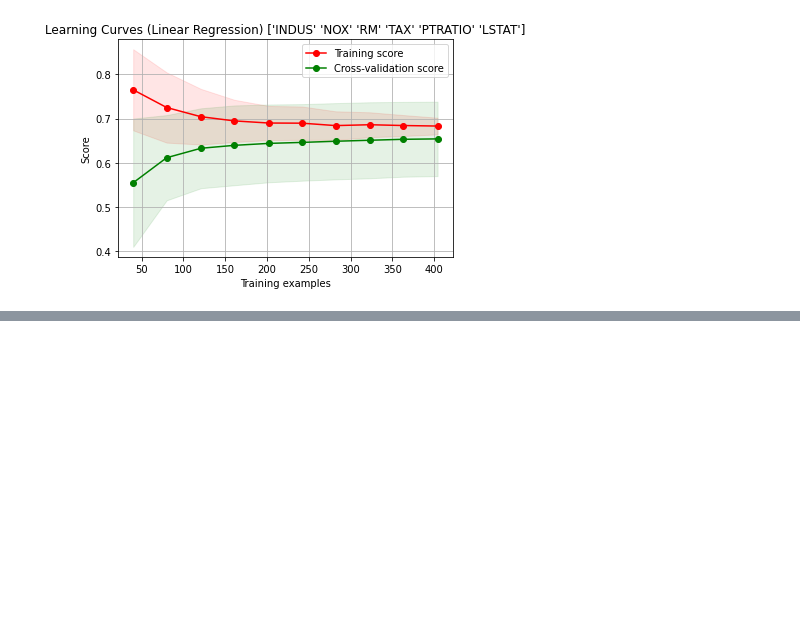
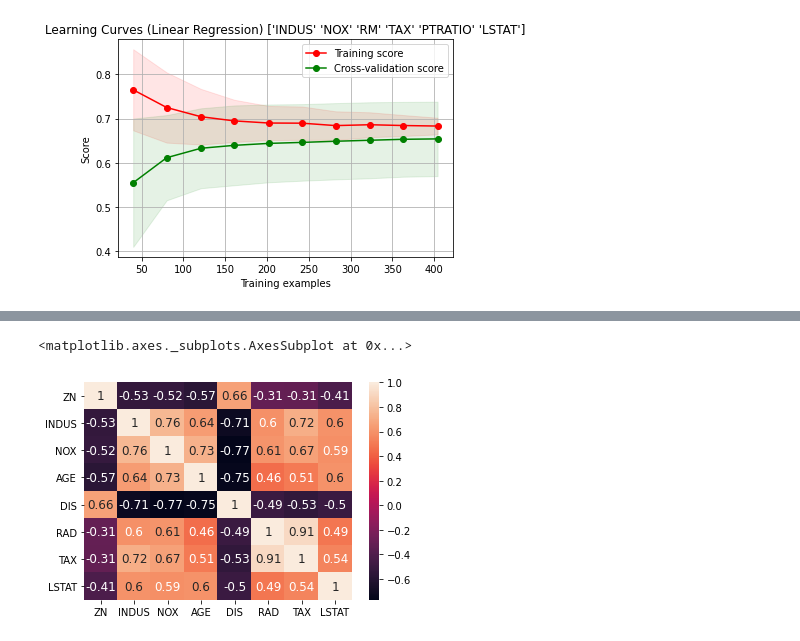
Before and after one commit to carlos-paezf/Deep_Learning, a Jupyter notebook: Primer_Corte/P1T4_S2_Linear Regression Machine Learning Crash Course.ipynb, the cells around one changed output, grey strips where cells are left out. Drawn from its saved outputs; the diff is of its cells as text; code cells hidden in the pictures; blank space fills up the shorter version.

```diff
--- a/Primer_Corte/P1T4_S2_Linear Regression Machine Learning Crash Course.ipynb
+++ b/Primer_Corte/P1T4_S2_Linear Regression Machine Learning Crash Course.ipynb
@@ -638,0 +675,5 @@ plt.show()
+# %%
+sns.heatmap(correlated_data.corr(), annot=True, annot_kws={'size': 12})
+# %% [output]
+<matplotlib.axes._subplots.AxesSubplot at 0x...>
+[figure, added]
```
Also changed, not shown: parts of 22 cells of this notebook.
